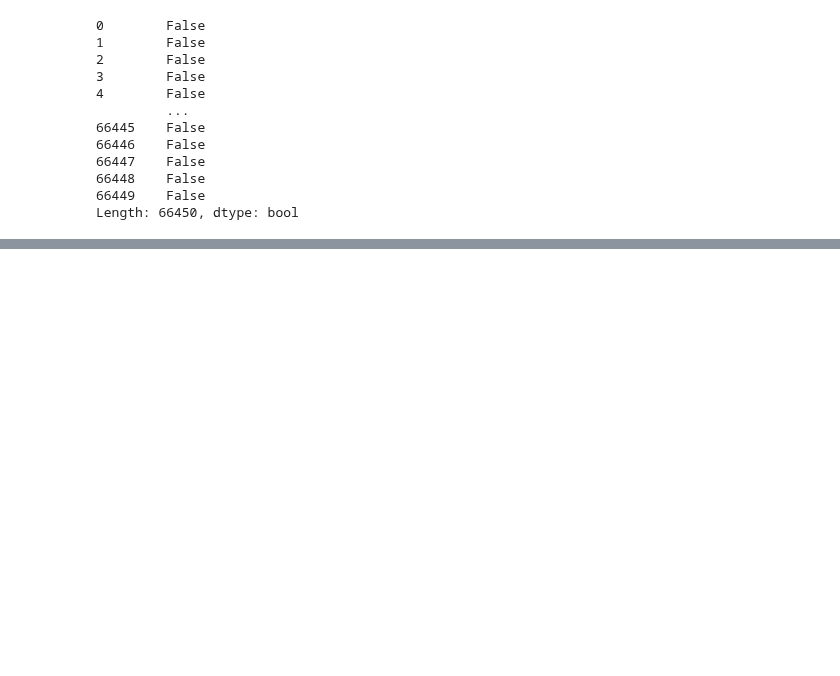
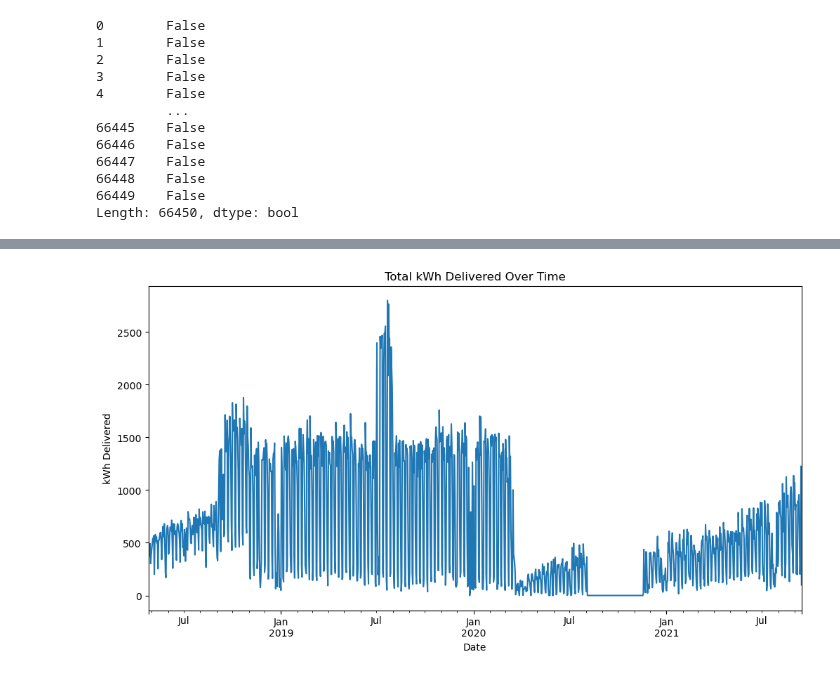
Before and after one commit to helloworldfromleo/AA, a Jupyter notebook: analysis.ipynb, the cells around one changed output, grey strips where cells are left out. Saved outputs shown, nothing was run; the diff lists cells and outputs as text; code cells hidden in the pictures; blank space fills up the shorter version.

```diff
--- a/analysis.ipynb
+++ b/analysis.ipynb
@@ -130,0 +229,10 @@ Length: 66450, dtype: bool
+# %%
+# kWh deilvered
+plt.figure(figsize=(12, 6))
+df.set_index('connectionTime').resample('D')['kWhDelivered'].sum().plot()
+plt.title("Total kWh Delivered Over Time")
+plt.xlabel("Date")
+plt.ylabel("kWh Delivered")
+plt.show()
+# %% [output]
+[figure, added]
```
Also changed, not shown: parts of 15 cells of this notebook.
